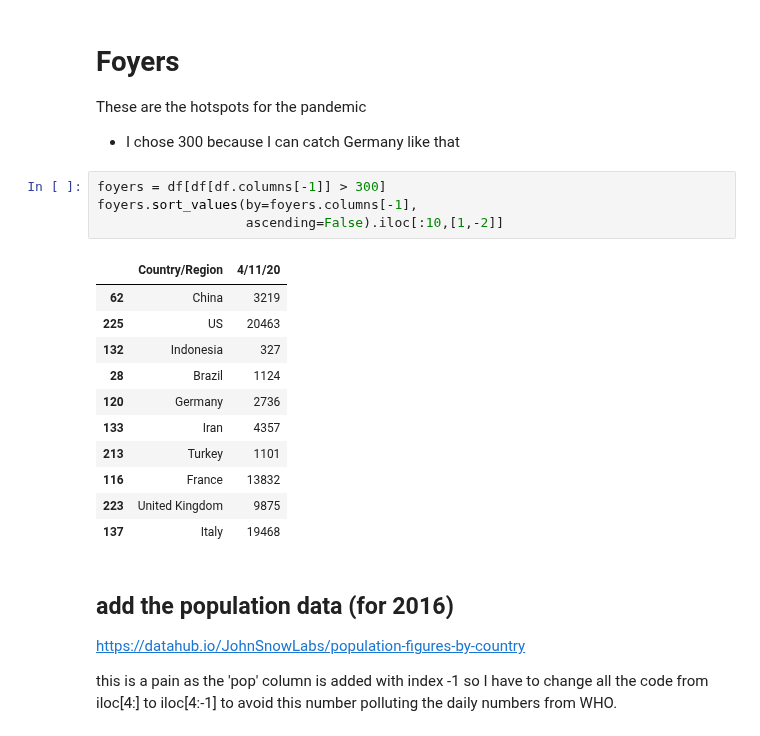
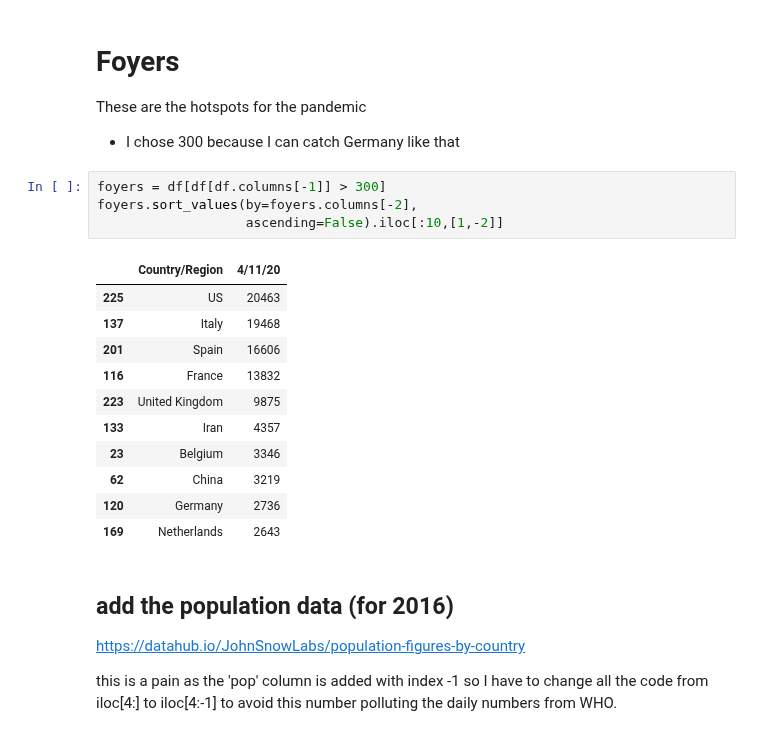
Before and after one commit to macbuse/just-math, a Jupyter notebook: covid_mortality_pop.ipynb, the cells around one changed output. Drawn from its saved outputs; the diff is of its cells as text.

```diff
--- a/covid_mortality_pop.ipynb
+++ b/covid_mortality_pop.ipynb
@@ -54,20 +54,20 @@ These are the hotspots for the pandemic
 - I chose 300 because I can catch Germany like that
 # %%
 foyers = df[df[df.columns[-1]] > 300]
-foyers.sort_values(by=foyers.columns[-1],
+foyers.sort_values(by=foyers.columns[-2],
                    ascending=False).iloc[:10,[1,-2]]
 # %% [output]
 |  | Country/Region | 4/11/20 |
-| 62 | China | 3219 |
 | 225 | US | 20463 |
-| 132 | Indonesia | 327 |
-| 28 | Brazil | 1124 |
-| 120 | Germany | 2736 |
-| 133 | Iran | 4357 |
-| 213 | Turkey | 1101 |
+| 137 | Italy | 19468 |
+| 201 | Spain | 16606 |
 | 116 | France | 13832 |
 | 223 | United Kingdom | 9875 |
-| 137 | Italy | 19468 |
+| 133 | Iran | 4357 |
+| 23 | Belgium | 3346 |
+| 62 | China | 3219 |
+| 120 | Germany | 2736 |
+| 169 | Netherlands | 2643 |
 # %% [markdown]
 ## add the population data (for 2016)
 https://datahub.io/JohnSnowLabs/population-figures-by-country
```
Also changed, not shown: parts of 1 cell of this notebook.
